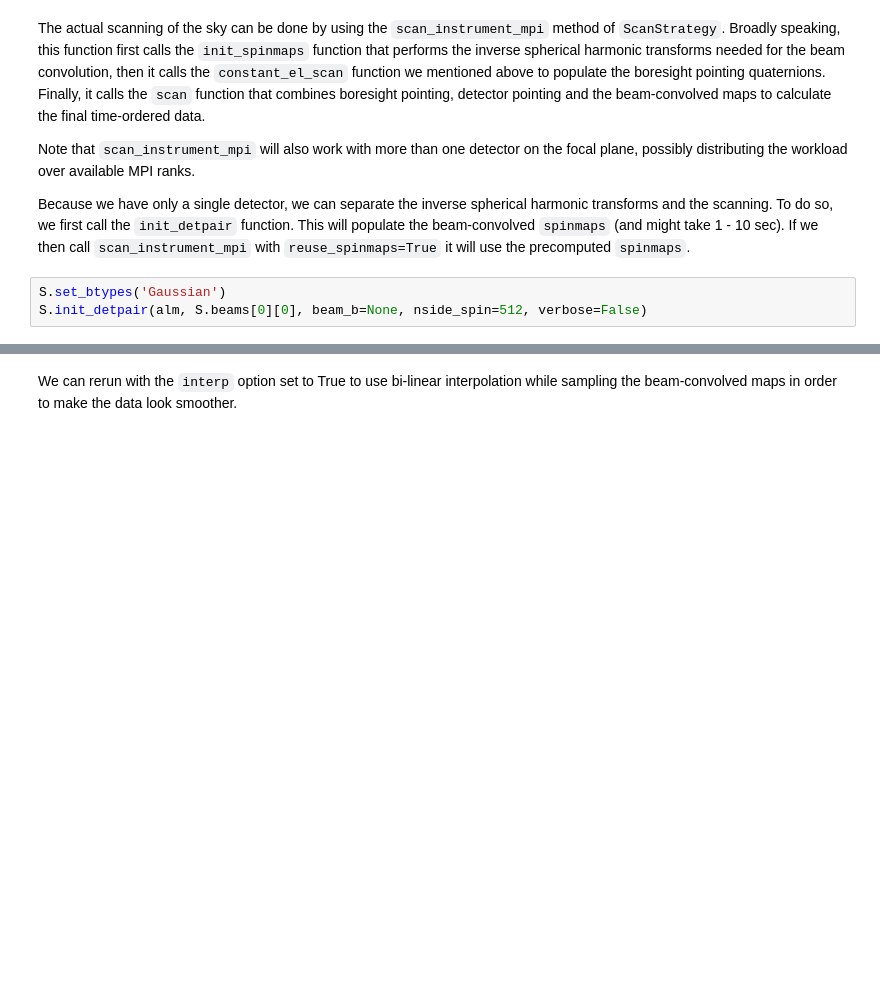
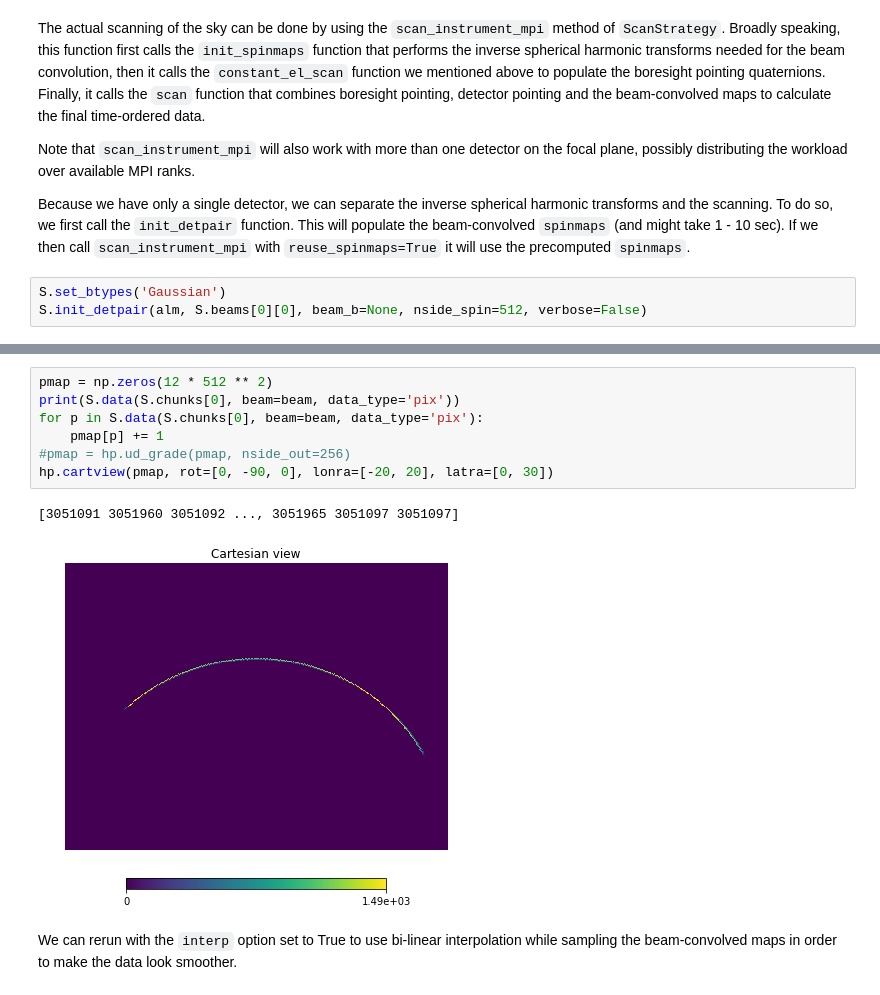
Before and after one commit to AdriJD/beamconv, a Jupyter notebook: notebooks/introduction.ipynb, the cells around one changed output, grey strips where cells are left out. Saved outputs shown, nothing was run; the diff lists cells and outputs as text; blank space fills up the shorter version.

```diff
--- a/notebooks/introduction.ipynb
+++ b/notebooks/introduction.ipynb
@@ -137,3 +162,13 @@ ax.plot(tod_raw[:500])
+# %%
+pmap = np.zeros(12 * 512 ** 2)
+print(S.data(S.chunks[0], beam=beam, data_type='pix'))
+for p in S.data(S.chunks[0], beam=beam, data_type='pix'):
+    pmap[p] += 1
+#pmap = hp.ud_grade(pmap, nside_out=256)
+hp.cartview(pmap, rot=[0, -90, 0], lonra=[-20, 20], latra=[0, 30])
+# %% [output]
+[3051091 3051960 3051092 ..., 3051965 3051097 3051097]
+[figure, added]
 # %% [markdown]
 We can rerun with the `interp` option set to True to use bi-linear interpolation while sampling the beam-convolved maps in order to make the data look smoother.
 # %%
```
Also changed, not shown: parts of 18 cells of this notebook, 3 other files.
